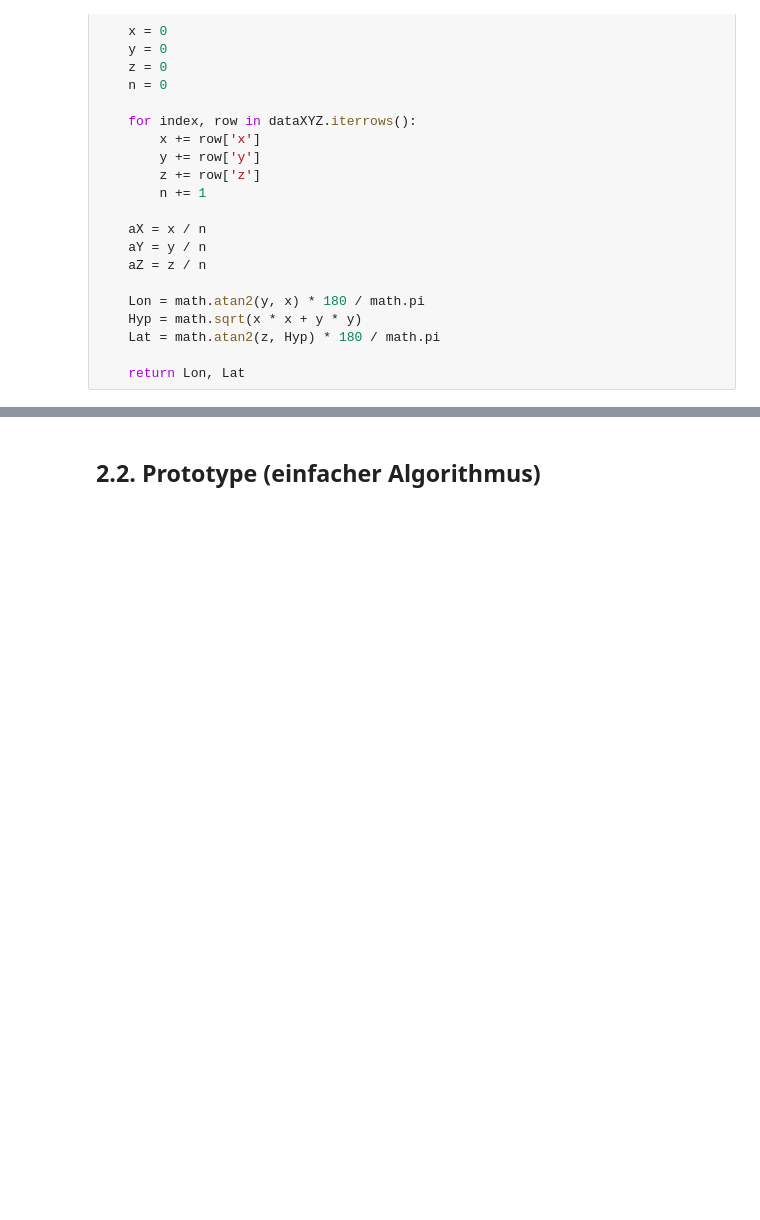
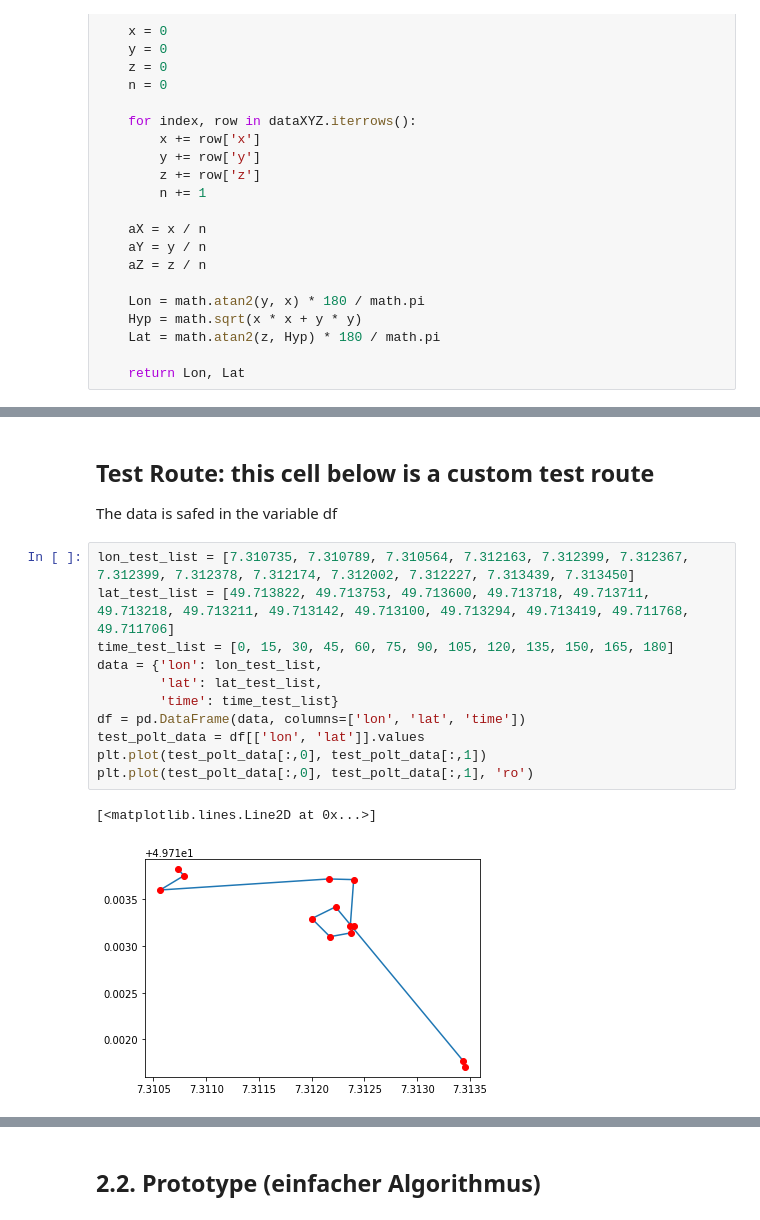
Before and after one commit to jiafug/dbpro, a Jupyter notebook: transform.ipynb, the cells around one changed output, grey strips where cells are left out. Saved outputs shown, nothing was run; the diff lists cells and outputs as text; blank space fills up the shorter version.

```diff
--- a/transform.ipynb
+++ b/transform.ipynb
@@ -280 +384,18 @@ def stop_point_extraction(trajectory, time_threshold, distance_threshold):
+# %% [markdown]
+## Test Route: this cell below is a custom test route
+The data is safed in the variable df
+# %%
+lon_test_list = [7.310735, 7.310789, 7.310564, 7.312163, 7.312399, 7.312367, 7.312399, 7.312378, 7.312174, 7.312002, 7.312227, 7.313439, 7.313450]
+lat_test_list = [49.713822, 49.713753, 49.713600, 49.713718, 49.713711, 49.713218, 49.713211, 49.713142, 49.713100, 49.713294, 49.713419, 49.711768, 49.711706]
+time_test_list = [0, 15, 30, 45, 60, 75, 90, 105, 120, 135, 150, 165, 180]
+data = {'lon': lon_test_list,
+        'lat': lat_test_list,
+        'time': time_test_list}
+df = pd.DataFrame(data, columns=['lon', 'lat', 'time'])
+test_polt_data = df[['lon', 'lat']].values
+plt.plot(test_polt_data[:,0], test_polt_data[:,1])
+plt.plot(test_polt_data[:,0], test_polt_data[:,1], 'ro')
+# %% [output]
+[<matplotlib.lines.Line2D at 0x...>]
+[figure, added]
 # %%
```
Also changed, not shown: parts of 9 cells of this notebook.
